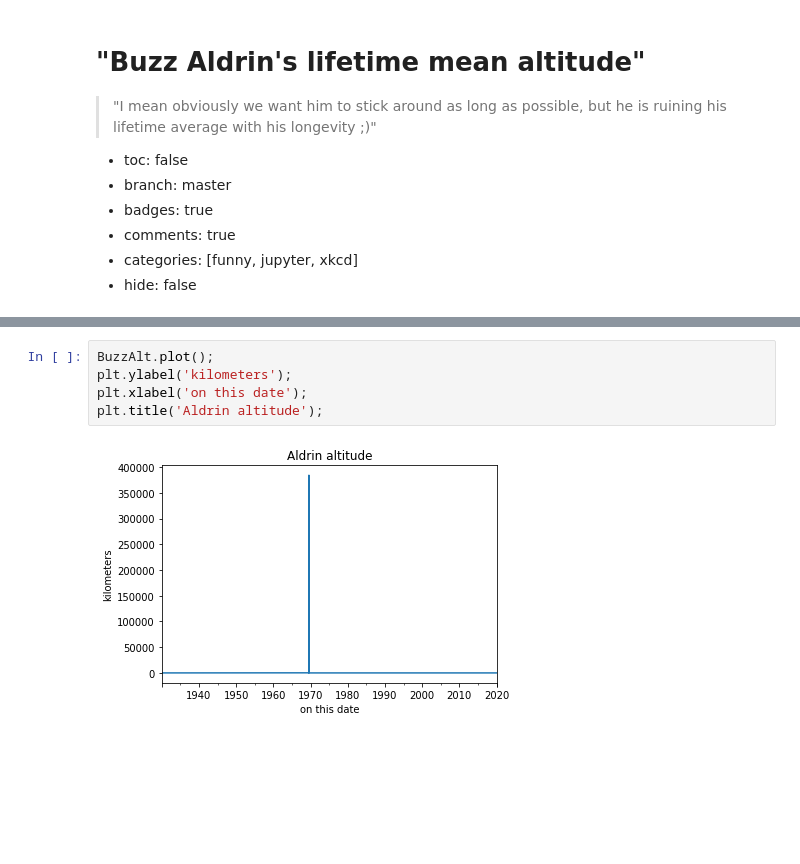
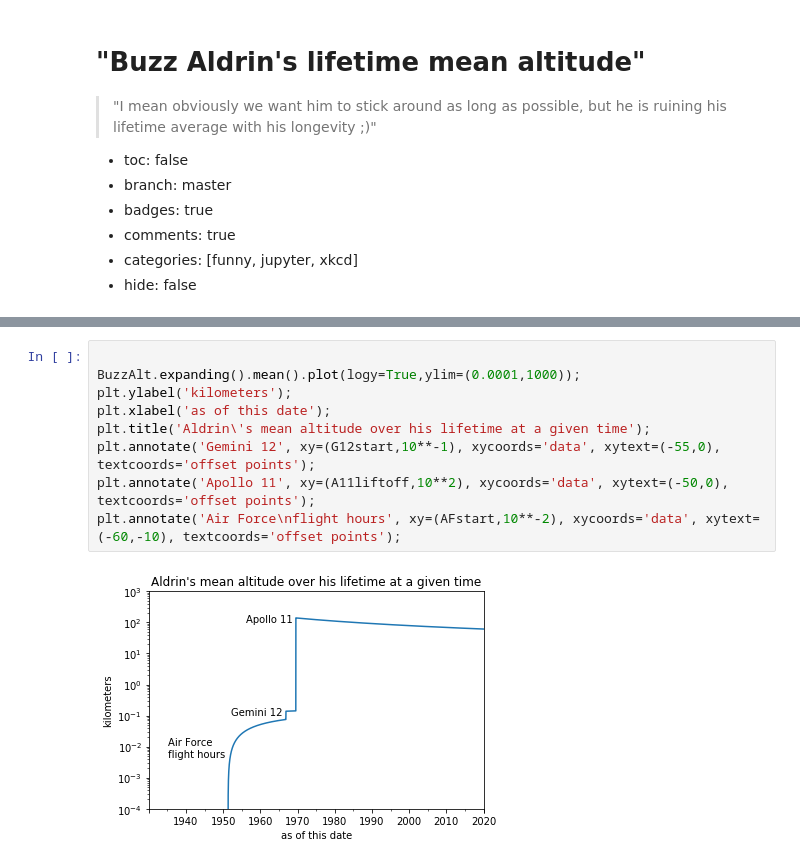
Before and after one commit to jasongfleischer/defunct-website-argo-navis, a Jupyter notebook: _notebooks/2020-02-29-Buzz-Aldrin's-average-altitude.ipynb, the cells around one changed output, grey strips where cells are left out. Saved outputs shown, nothing was run; the diff lists cells and outputs as text; blank space fills up the shorter version.

```diff
--- a/_notebooks/2020-02-29-Buzz-Aldrin's-average-altitude.ipynb
+++ b/_notebooks/2020-02-29-Buzz-Aldrin's-average-altitude.ipynb
@@ -78,7 +76,11 @@ plt.title('Aldrin altitude');
-# %%
-BuzzAlt.plot();
-plt.ylabel('kilometers');
-plt.xlabel('on this date');
-plt.title('Aldrin altitude');
-# %% [output]
-[figure, removed]
+# %%
+
+BuzzAlt.expanding().mean().plot(logy=True,ylim=(0.0001,1000));
+plt.ylabel('kilometers');
+plt.xlabel('as of this date');
+plt.title('Aldrin\'s mean altitude over his lifetime at a given time');
+plt.annotate('Gemini 12', xy=(G12start,10**-1), xycoords='data', xytext=(-55,0), textcoords='offset points');
+plt.annotate('Apollo 11', xy=(A11liftoff,10**2), xycoords='data', xytext=(-50,0), textcoords='offset points');
+plt.annotate('Air Force\nflight hours', xy=(AFstart,10**-2), xycoords='data', xytext=(-60,-10), textcoords='offset points');
+# %% [output]
+[figure, added]
```
Also changed, not shown: parts of 7 cells of this notebook.
